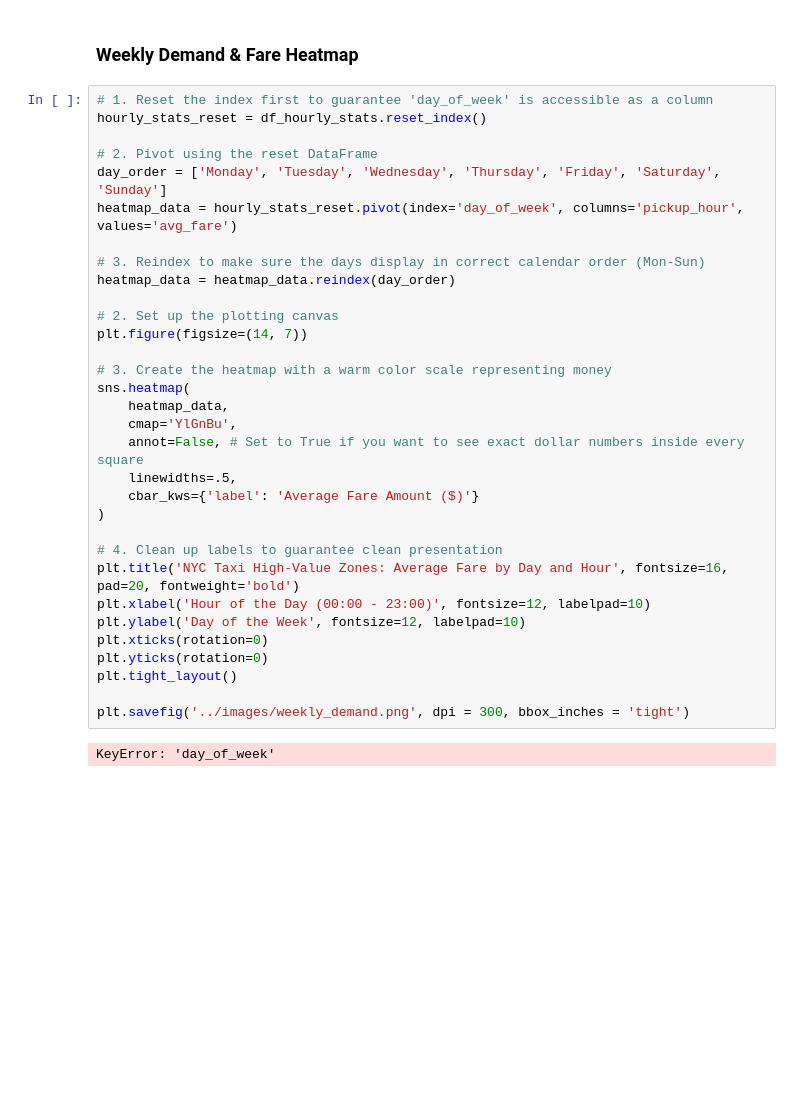
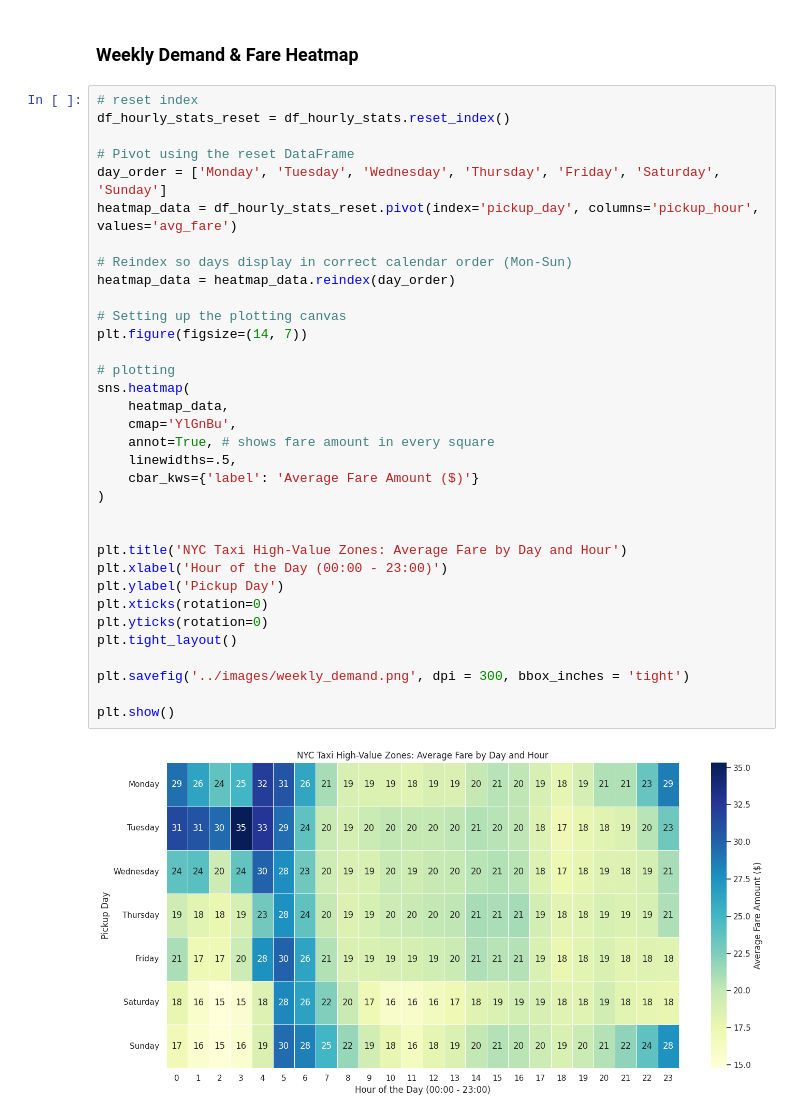
Before and after one commit to Chirunga-Chiro/NYC-Taxi-Optimization-Analysis, a Jupyter notebook: notebooks/02_machine_learning.ipynb, the cells around one changed output. Drawn from its saved outputs; the diff is of its cells as text; blank space fills up the shorter version.

```diff
--- a/notebooks/02_machine_learning.ipynb
+++ b/notebooks/02_machine_learning.ipynb
@@ -157,36 +121,38 @@ plt.show()
 # %% [markdown]
 ### Weekly Demand & Fare Heatmap
 # %%
-# 1. Reset the index first to guarantee 'day_of_week' is accessible as a column
-hourly_stats_reset = df_hourly_stats.reset_index()
+# reset index
+df_hourly_stats_reset = df_hourly_stats.reset_index()
 
-# 2. Pivot using the reset DataFrame
+# Pivot using the reset DataFrame
 day_order = ['Monday', 'Tuesday', 'Wednesday', 'Thursday', 'Friday', 'Saturday', 'Sunday']
-heatmap_data = hourly_stats_reset.pivot(index='day_of_week', columns='pickup_hour', values='avg_fare')
+heatmap_data = df_hourly_stats_reset.pivot(index='pickup_day', columns='pickup_hour', values='avg_fare')
 
-# 3. Reindex to make sure the days display in correct calendar order (Mon-Sun)
+# Reindex so days display in correct calendar order (Mon-Sun)
 heatmap_data = heatmap_data.reindex(day_order)
 
-# 2. Set up the plotting canvas
+# Setting up the plotting canvas
 plt.figure(figsize=(14, 7))
 
-# 3. Create the heatmap with a warm color scale representing money
+# plotting
 sns.heatmap(
     heatmap_data,
     cmap='YlGnBu',
-    annot=False, # Set to True if you want to see exact dollar numbers inside every square
+    annot=True, # shows fare amount in every square
     linewidths=.5,
     cbar_kws={'label': 'Average Fare Amount ($)'}
 )
 
-# 4. Clean up labels to guarantee clean presentation
-plt.title('NYC Taxi High-Value Zones: Average Fare by Day and Hour', fontsize=16, pad=20, fontweight='bold')
-plt.xlabel('Hour of the Day (00:00 - 23:00)', fontsize=12, labelpad=10)
-plt.ylabel('Day of the Week', fontsize=12, labelpad=10)
+
+plt.title('NYC Taxi High-Value Zones: Average Fare by Day and Hour')
+plt.xlabel('Hour of the Day (00:00 - 23:00)')
+plt.ylabel('Pickup Day')
 plt.xticks(rotation=0)
 plt.yticks(rotation=0)
 plt.tight_layout()
 
 plt.savefig('../images/weekly_demand.png', dpi = 300, bbox_inches = 'tight')
+
+plt.show()
 # %% [output]
-KeyError: 'day_of_week'
+[figure, added]
```
Also changed, not shown: parts of 7 cells of this notebook, 5 other files.
